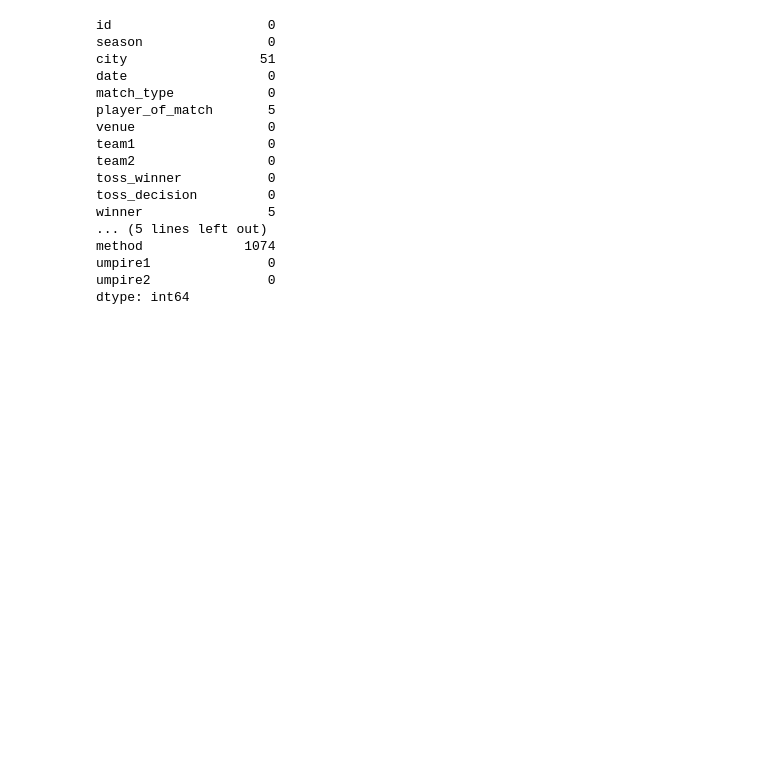
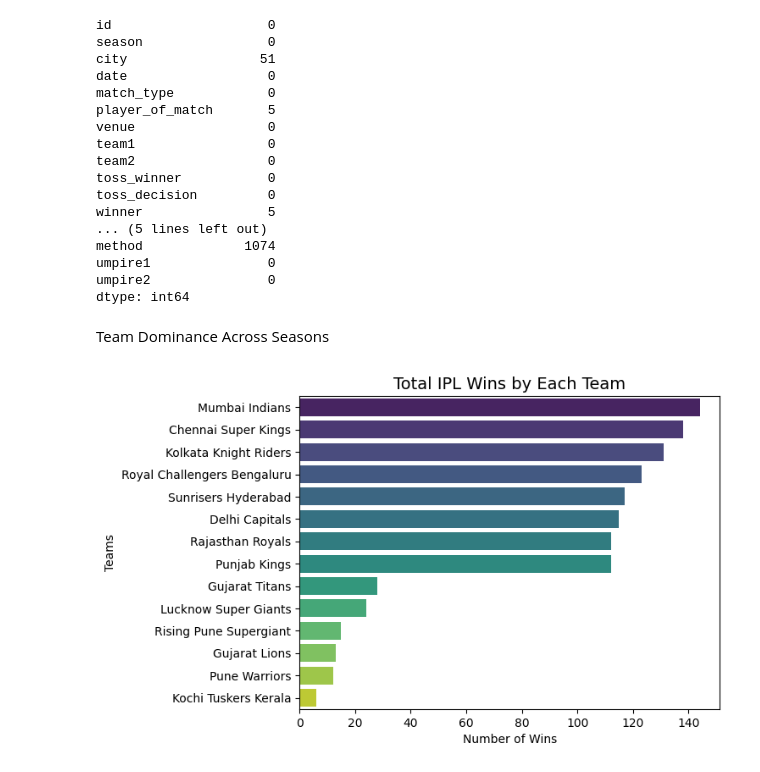
Before and after one commit to riddhikale/CricIQ, a Jupyter notebook: ipl.ipynb, the cells around one changed output. Cells and saved outputs as stored; diff of their text form; code cells hidden in the pictures; blank space fills up the shorter version.

Commit message:
analyze team dominance across IPL seasons

```diff
--- a/ipl.ipynb
+++ b/ipl.ipynb
@@ -226,3 +226,19 @@ team_replacements = {
 
 for col in ['team1','team2','toss_winner','winner']:
     matches[col] = matches[col].replace(team_replacements)
+# %% [markdown]
+Team Dominance Across Seasons
+# %%
+team_wins = matches['winner'].value_counts()
+
+sns.barplot(
+    x=team_wins.values,
+    y=team_wins.index,
+    palette="viridis"
+)
+plt.title('Total IPL Wins by Each Team', fontsize=14)
+plt.xlabel('Number of Wins')
+plt.ylabel('Teams')
+plt.show()
+# %% [output]
+[figure, added]
```
